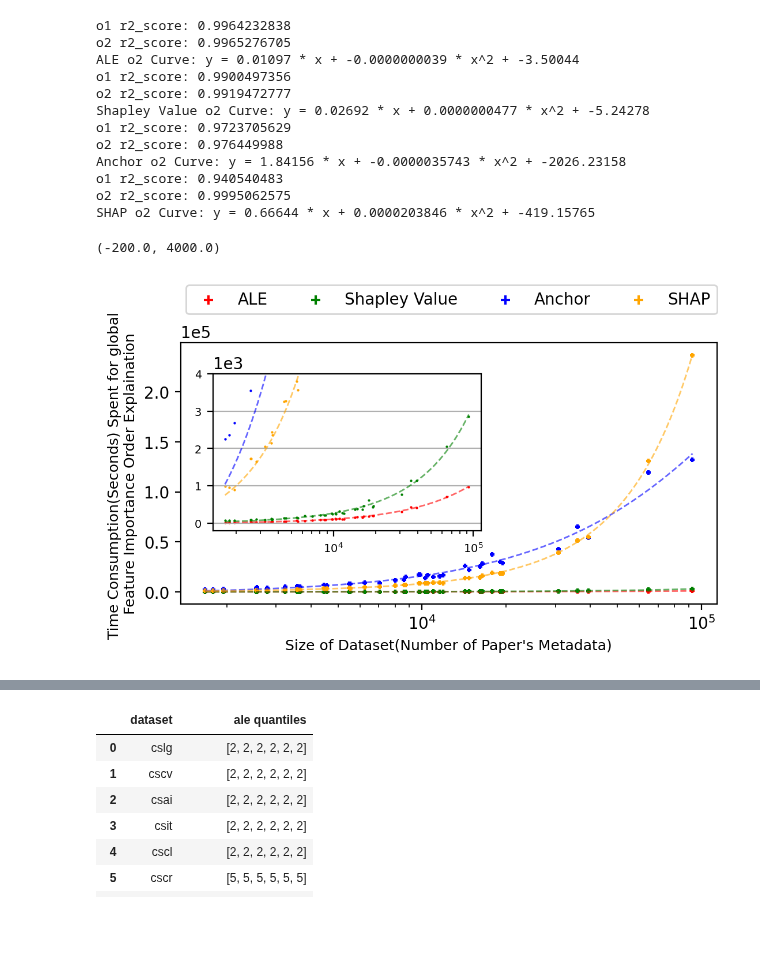
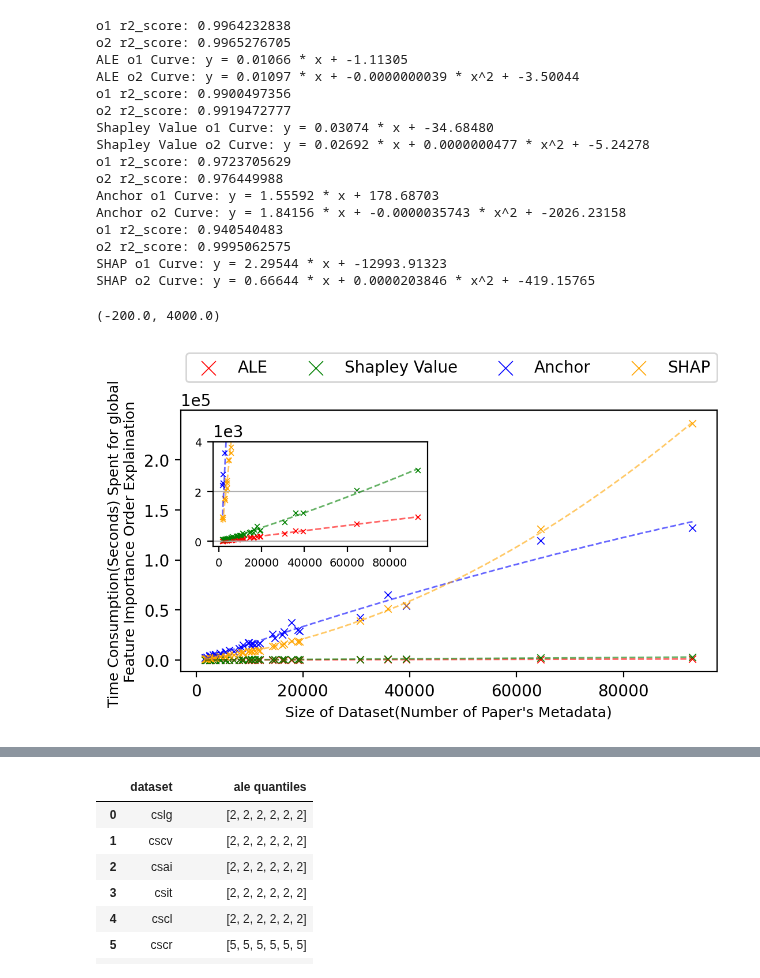
Before and after one commit to youyinnn/s2search, a Jupyter notebook: xai_process_plotting.ipynb, the cells around one changed output, grey strips where cells are left out. Saved outputs shown, nothing was run; the diff lists cells and outputs as text; code cells hidden in the pictures; blank space fills up the shorter version.

Commit message:
plot;

```diff
--- a/xai_process_plotting.ipynb
+++ b/xai_process_plotting.ipynb
@@ -110,6 +110,7 @@ xai_fi_metrics_pd = pd.DataFrame(columns=['dataset', *fis], data=xai_metrics_arr
 import matplotlib.pyplot as plt
 
 md_map = {}
+av_map = {}
 mode_map = {}
 
 for fi in fis:
@@ -125,15 +126,24 @@ for fi in fis:
     fi_data = np.transpose(fi_data)
     all_data = [list(l) for l in fi_data]
     md_arr = [round(np.median(l), 4) for l in all_data]
+    av_arr = [round(np.average(l), 4) for l in all_data]
     md_arr = [
         {
             'feature': ['title', 'abstract', 'venue', 'authors', 'year', 'n_citations'][i],
-            'median': md_arr[i]
+            'median': md_arr[i],
+        }
+        for i in range(6)
+    ]
+    av_arr = [
+        {
+            'feature': ['title', 'abstract', 'venue', 'authors', 'year', 'n_citations'][i],
+            'average': av_arr[i],
         }
         for i in range(6)
     ]
 
     md_map[fi] = sorted(md_arr, key=lambda x:x['median'], reverse=True)
+    av_map[fi] = sorted(av_arr, key=lambda x:x['average'], reverse=True)
     fig, ax = plt.subplots(nrows=1, ncols=1, figsize=(6, 5), dpi=200)
 
     # plot box plot
@@ -157,7 +167,7 @@ for fi in fis:
     stdd = np.std(all_data, ddof=1, axis=1)
 
     ax.scatter(inds, medians, marker='_', color='#f97306', s=1500, zorder=3, alpha=1)
-    # ax.scatter(inds, average, marker='_', color='green', s=2000, zorder=3, alpha=1)
+    ax.scatter(inds, average, marker='_', color='green', s=2000, zorder=3, alpha=1)
     # ax.scatter(inds, stdd, marker='_', color='blue', s=2000, zorder=3, alpha=1)
     ax.vlines(inds, quartile1, quartile3, color='#f79fef', linestyle='-', lw=10, zorder=1)
 
@@ -181,8 +191,13 @@ for fi in fis:
 #     for kk in mode_map[k].keys():
 #         print(kk, mode_map[k][kk])
 
-# print()
-# for k in md_map.keys():
-#     print(k)
-#     print([f"{v['feature']}({v['median']})" for v in md_map[k]])
+print()
+for k in md_map.keys():
+    print(k)
+    print([f"{v['feature']}({v['median']})" for v in md_map[k]])
+
+print()
+for k in av_map.keys():
+    print(k)
+    print([f"{v['feature']}({v['average']})" for v in av_map[k]])
 # %% [output]
@@ -362,11 +394,11 @@ task = [
 
 fig, ax = plt.subplots(nrows=1, ncols=1, figsize=(6, 3), dpi=200)
 # plt.yscale("log")
-ax.set_xscale("log")
+# ax.set_xscale("log")
 # plt.grid(visible=True, axis='y')
 
 for t in task:
-	ax.scatter(t['x'], t['y'], c=t['c'], s=9, label=t['label'], marker='+')
+	ax.scatter(t['x'], t['y'], c=t['c'], s=20, label=t['label'], marker='x', linewidths=0.6)
 	x_line = np.arange(min(x), max(x), 1)
 
 	popt_1, _1 = curve_fit(objective_1, x, t['y'])
@@ -383,11 +415,11 @@ for t in task:
 
 	if (r_square_1 > r_square_2):
 		ax.plot(x_line, y_line_1, '--', color=t['c'], lw=1, alpha=0.6)
-		print('%s o1 Curve: y = %.5f * x + %.5f' % (t['label'], *popt_1))
 	else:
 		ax.plot(x_line, y_line_2, '--', color=t['c'], lw=1, alpha=0.6)
-		print('%s o2 Curve: y = %.5f * x + %.10f * x^2 + %.5f' % (t['label'], *popt_2))
 
+	print('%s o1 Curve: y = %.5f * x + %.5f' % (t['label'], *popt_1))
+	print('%s o2 Curve: y = %.5f * x + %.10f * x^2 + %.5f' % (t['label'], *popt_2))
 
 
 ax.legend(bbox_to_anchor=(1.015,1.25), loc="upper right", ncol=4, markerscale=2)
@@ -397,37 +429,41 @@ ax.set_xlabel('Size of Dataset(Number of Paper\'s Metadata)', fontsize=9)
 # ax.set_xticks([])
 # ax.set_ylim([-200, 20000])
 # ax.set_xlim([-200, 20000])
 
-axins = ax.inset_axes([0.06, 0.28, 0.5, 0.6])
-axins.set_xscale("log")
+axins = ax.inset_axes([0.06, 0.48, 0.4, 0.4])
+# axins.set_xscale("log")
 # axins.set_xticks([])
 axins.tick_params(axis='y', labelsize=7)
 axins.tick_params(axis='x', labelsize=7)
 axins.grid(visible=True, axis='y')
 for t in task:
-	axins.scatter(t['x'], t['y'], c=t['c'], s=0.3)
+	axins.scatter(t['x'], t['y'], c=t['c'], s=10, label=t['label'], marker='x', linewidths=0.6)
 	popt, _ = curve_fit(objective_2, x, t['y'])
 	x_line = np.arange(min(x), max(x), 1)
 	y_line = objective_2(x_line, *popt)
 	axins.plot(x_line, y_line, '--', color=t['c'], lw=1, alpha=0.6)
 
 axins.ticklabel_format(axis='y', style='sci', scilimits=(0,0))
 axins.set_ylim([-200, 4000])
 # %% [output]
 o1 r2_score: 0.9964232838
 o2 r2_score: 0.9965276705
+ALE o1 Curve: y = 0.01066 * x + -1.11305
 ALE o2 Curve: y = 0.01097 * x + -0.0000000039 * x^2 + -3.50044
 o1 r2_score: 0.9900497356
 o2 r2_score: 0.9919472777
+Shapley Value o1 Curve: y = 0.03074 * x + -34.68480
 Shapley Value o2 Curve: y = 0.02692 * x + 0.0000000477 * x^2 + -5.24278
 o1 r2_score: 0.9723705629
 o2 r2_score: 0.976449988
+Anchor o1 Curve: y = 1.55592 * x + 178.68703
 Anchor o2 Curve: y = 1.84156 * x + -0.0000035743 * x^2 + -2026.23158
 o1 r2_score: 0.940540483
 o2 r2_score: 0.9995062575
+SHAP o1 Curve: y = 2.29544 * x + -12993.91323
 SHAP o2 Curve: y = 0.66644 * x + 0.0000203846 * x^2 + -419.15765
 (-200.0, 4000.0)
-[figure, old version]
+[figure, new version]
 # %%
 # fig, ax = plt.subplots(nrows=1, ncols=1, figsize=(6, 3), dpi=200)
 # plt.yscale("log")
```
Also changed, not shown: parts of 2 cells of this notebook, 2 other files.
